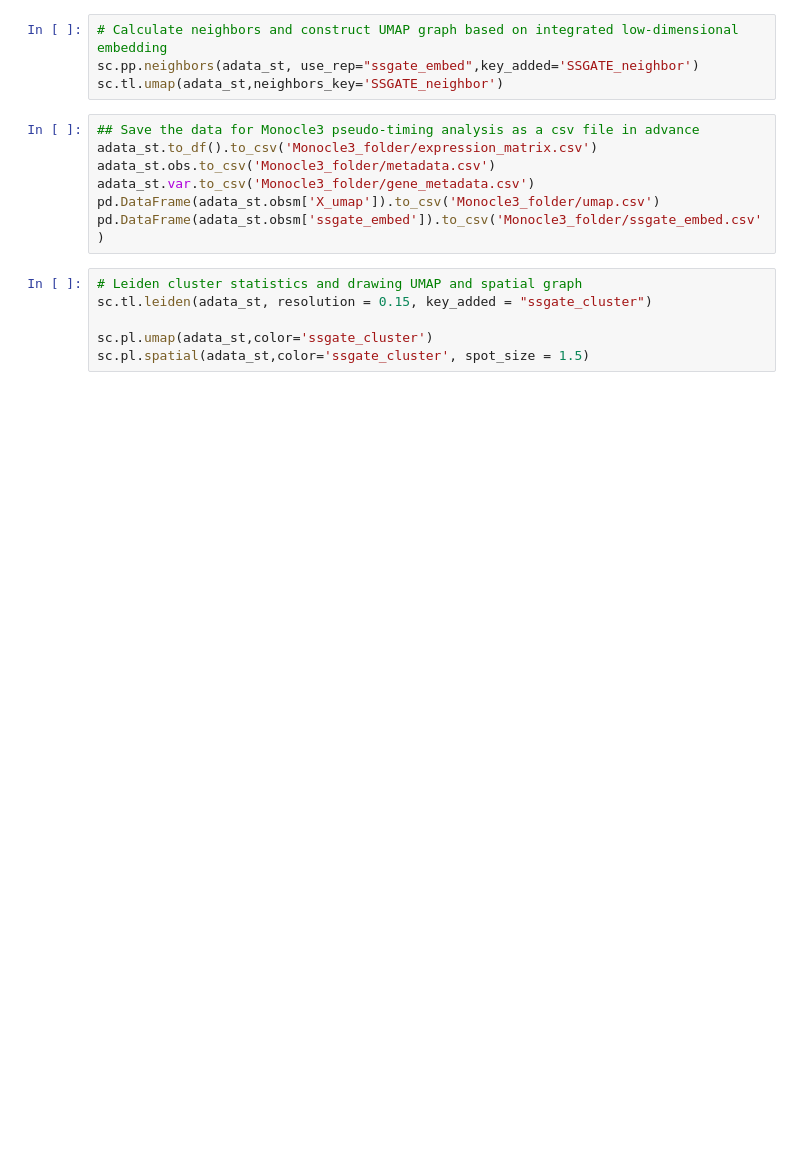
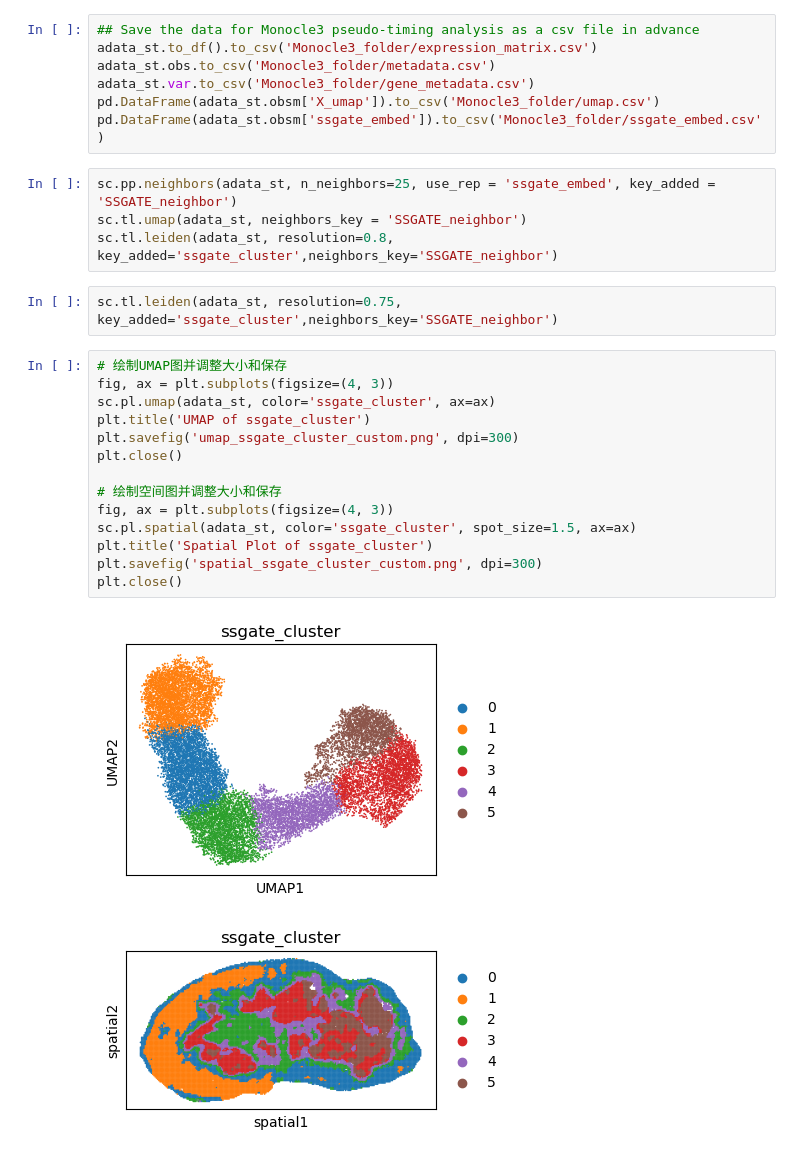
Before and after one commit to Lv-BioInfo/SSGATE, a Jupyter notebook: Tutorial/Tutorial_of_SSGATE_SCS_MT.ipynb, the cells around one changed output. Saved outputs shown, nothing was run; the diff lists cells and outputs as text; blank space fills up the shorter version.

```diff
--- a/Tutorial/Tutorial_of_SSGATE_SCS_MT.ipynb
+++ b/Tutorial/Tutorial_of_SSGATE_SCS_MT.ipynb
@@ -47,7 +191,3 @@ adata_st, adata_sp = ssgate.train(adata_st, adata_sp,
-# %%
-# Calculate neighbors and construct UMAP graph based on integrated low-dimensional embedding
-sc.pp.neighbors(adata_st, use_rep="ssgate_embed",key_added='SSGATE_neighbor')
-sc.tl.umap(adata_st,neighbors_key='SSGATE_neighbor')
 # %%
 ## Save the data for Monocle3 pseudo-timing analysis as a csv file in advance
 adata_st.to_df().to_csv('Monocle3_folder/expression_matrix.csv')
@@ -55,12 +195,29 @@ adata_st.obs.to_csv('Monocle3_folder/metadata.csv')
 adata_st.var.to_csv('Monocle3_folder/gene_metadata.csv')
 pd.DataFrame(adata_st.obsm['X_umap']).to_csv('Monocle3_folder/umap.csv')
 pd.DataFrame(adata_st.obsm['ssgate_embed']).to_csv('Monocle3_folder/ssgate_embed.csv')
-# %%
-# Leiden cluster statistics and drawing UMAP and spatial graph
-sc.tl.leiden(adata_st, resolution = 0.15, key_added = "ssgate_cluster")
-
-sc.pl.umap(adata_st,color='ssgate_cluster')
-sc.pl.spatial(adata_st,color='ssgate_cluster', spot_size = 1.5)
+# %%
+sc.pp.neighbors(adata_st, n_neighbors=25, use_rep = 'ssgate_embed', key_added = 'SSGATE_neighbor')
+sc.tl.umap(adata_st, neighbors_key = 'SSGATE_neighbor')
+sc.tl.leiden(adata_st, resolution=0.8, key_added='ssgate_cluster',neighbors_key='SSGATE_neighbor')
+# %%
+sc.tl.leiden(adata_st, resolution=0.75, key_added='ssgate_cluster',neighbors_key='SSGATE_neighbor')
+# %%
+# 绘制UMAP图并调整大小和保存
+fig, ax = plt.subplots(figsize=(4, 3))
+sc.pl.umap(adata_st, color='ssgate_cluster', ax=ax)
+plt.title('UMAP of ssgate_cluster')
+plt.savefig('umap_ssgate_cluster_custom.png', dpi=300)
+plt.close()
+
+# 绘制空间图并调整大小和保存
+fig, ax = plt.subplots(figsize=(4, 3))
+sc.pl.spatial(adata_st, color='ssgate_cluster', spot_size=1.5, ax=ax)
+plt.title('Spatial Plot of ssgate_cluster')
+plt.savefig('spatial_ssgate_cluster_custom.png', dpi=300)
+plt.close()
+# %% [output]
+[figure, added]
+[figure, added]
 # %%
 # Statistics of differentially expressed genes based on clustering results
 adata_st.uns['log1p'] = {'base': None}
```
Also changed, not shown: parts of 19 cells of this notebook, 11 other files.
